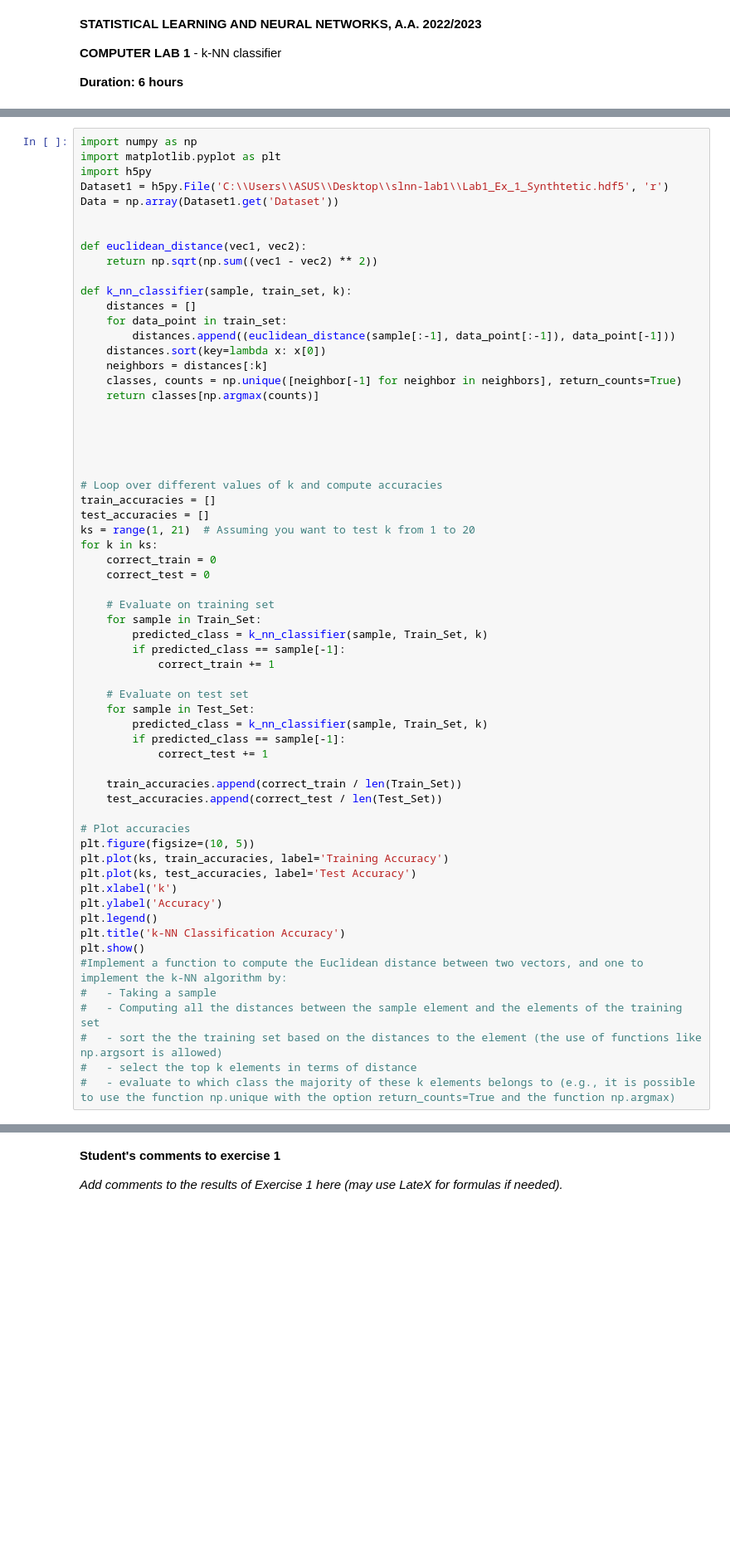
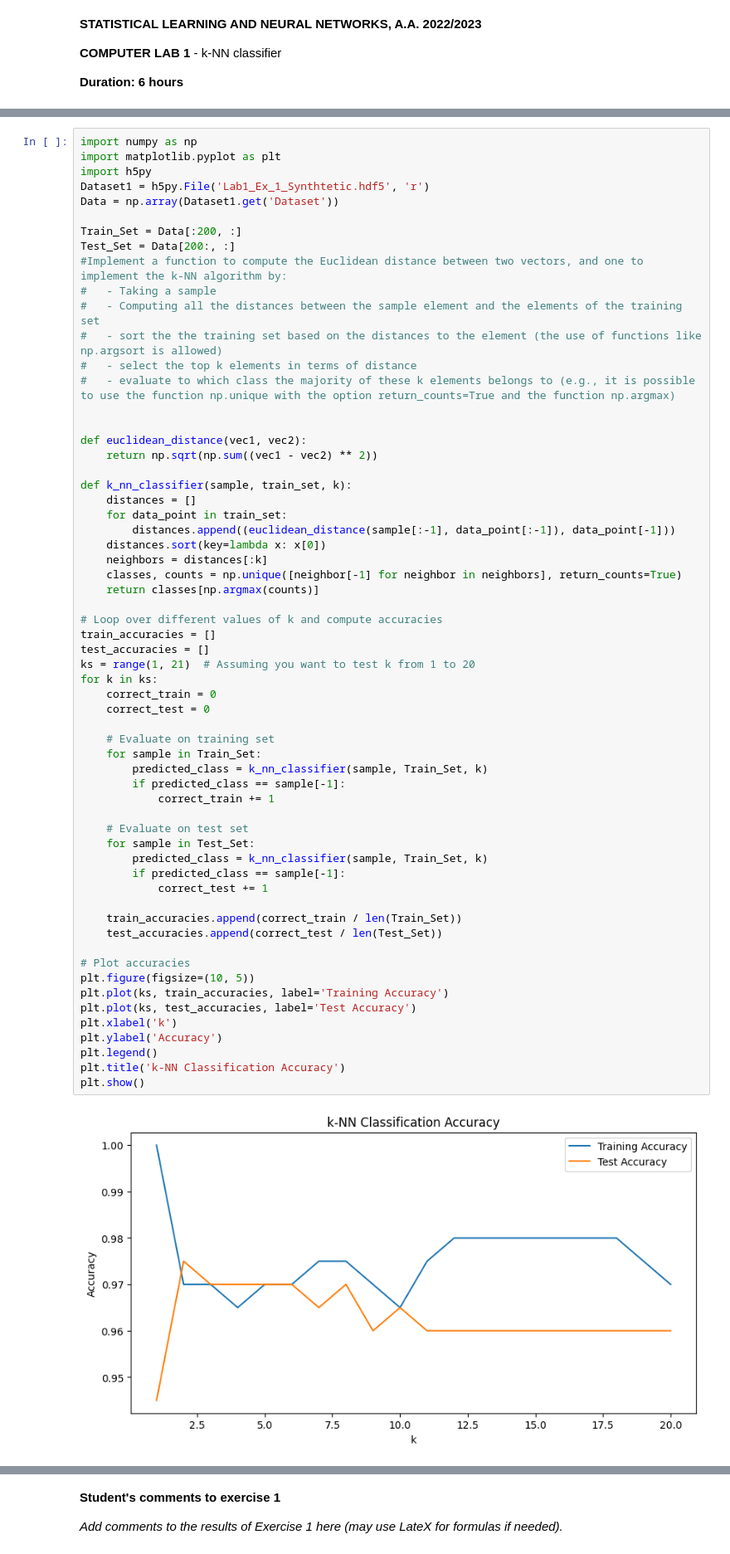
Before and after one commit to A-M-Alizadeh/Statistical-Labs, a Jupyter notebook: Stat Labs/Computer LAB 1/Lab1.ipynb, the cells around one changed output, grey strips where cells are left out. Shown at 83% size. Cells and saved outputs as stored; diff of their text form; blank space fills up the shorter version.

Commit message:
fixed th train set error

```diff
--- a/Stat Labs/Computer LAB 1/Lab1.ipynb
+++ b/Stat Labs/Computer LAB 1/Lab1.ipynb
@@ -26,8 +26,17 @@ Note that, for this computer lab, you do not need to employ a validation set.
 import numpy as np
 import matplotlib.pyplot as plt
 import h5py
-Dataset1 = h5py.File('C:\\Users\\ASUS\\Desktop\\slnn-lab1\\Lab1_Ex_1_Synthtetic.hdf5', 'r')
+Dataset1 = h5py.File('Lab1_Ex_1_Synthtetic.hdf5', 'r')
 Data = np.array(Dataset1.get('Dataset'))
+
+Train_Set = Data[:200, :]
+Test_Set = Data[200:, :]
+#Implement a function to compute the Euclidean distance between two vectors, and one to implement the k-NN algorithm by:
+#   - Taking a sample
+#   - Computing all the distances between the sample element and the elements of the training set
+#   - sort the the training set based on the distances to the element (the use of functions like np.argsort is allowed)
+#   - select the top k elements in terms of distance
+#   - evaluate to which class the majority of these k elements belongs to (e.g., it is possible to use the function np.unique with the option return_counts=True and the function np.argmax)
 
 
 def euclidean_distance(vec1, vec2):
@@ -41,49 +50,41 @@ def k_nn_classifier(sample, train_set, k):
     neighbors = distances[:k]
     classes, counts = np.unique([neighbor[-1] for neighbor in neighbors], return_counts=True)
     return classes[np.argmax(counts)]
-
-
-
-
 
 # Loop over different values of k and compute accuracies
 train_accuracies = []
 test_accuracies = []
 ks = range(1, 21)  # Assuming you want to test k from 1 to 20
 for k in ks:
     correct_train = 0
     correct_test = 0
 
     # Evaluate on training set
     for sample in Train_Set:
         predicted_class = k_nn_classifier(sample, Train_Set, k)
         if predicted_class == sample[-1]:
             correct_train += 1
 
     # Evaluate on test set
     for sample in Test_Set:
         predicted_class = k_nn_classifier(sample, Train_Set, k)
         if predicted_class == sample[-1]:
             correct_test += 1
 
     train_accuracies.append(correct_train / len(Train_Set))
     test_accuracies.append(correct_test / len(Test_Set))
 
 # Plot accuracies
 plt.figure(figsize=(10, 5))
 plt.plot(ks, train_accuracies, label='Training Accuracy')
 plt.plot(ks, test_accuracies, label='Test Accuracy')
 plt.xlabel('k')
 plt.ylabel('Accuracy')
 plt.legend()
 plt.title('k-NN Classification Accuracy')
 plt.show()
-#Implement a function to compute the Euclidean distance between two vectors, and one to implement the k-NN algorithm by:
-#   - Taking a sample
-#   - Computing all the distances between the sample element and the elements of the training set
-#   - sort the the training set based on the distances to the element (the use of functions like np.argsort is allowed)
-#   - select the top k elements in terms of distance
-#   - evaluate to which class the majority of these k elements belongs to (e.g., it is possible to use the function np.unique with the option return_counts=True and the function np.argmax)
+# %% [output]
+[figure, added]
 # %%
 #Change the path to match the position of your file
 #The Dataset can be loaded using thhe file option in Google Colab (the directory icon on the left)
```
